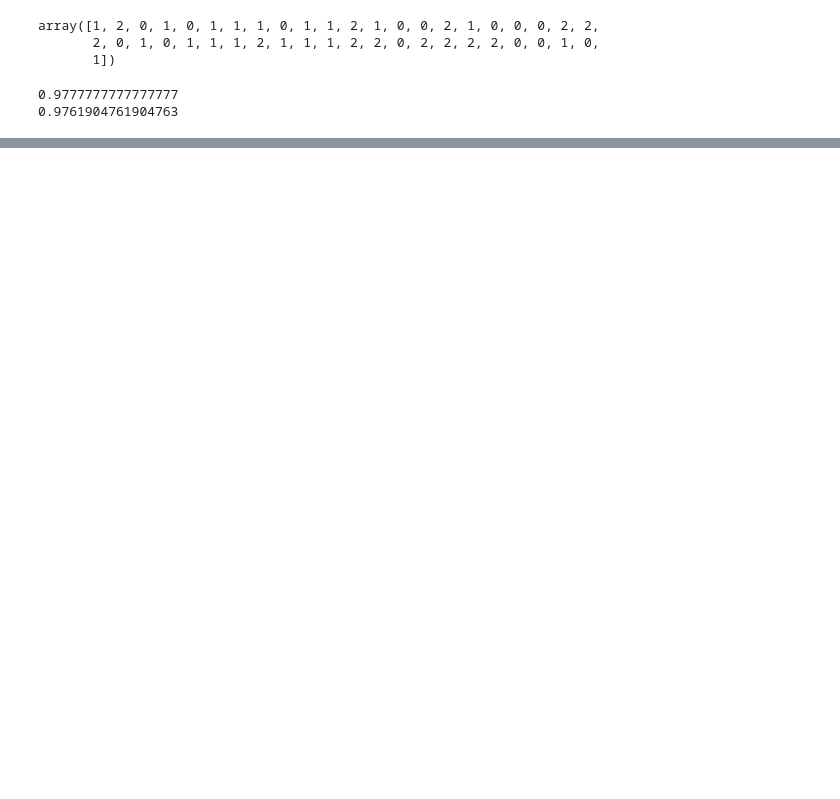
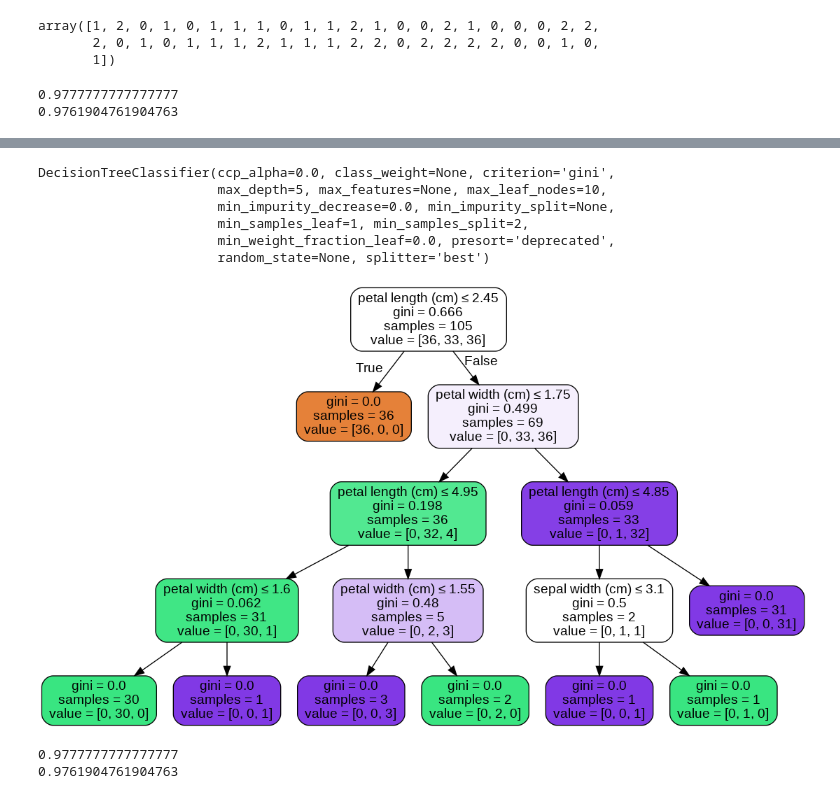
Before and after one commit to mohdsaad379/sparksFoundation, a Jupyter notebook: DecisionTrees.ipynb, the cells around one changed output, grey strips where cells are left out. Saved outputs shown, nothing was run; the diff lists cells and outputs as text; code cells hidden in the pictures; blank space fills up the shorter version.

```diff
--- a/DecisionTrees.ipynb
+++ b/DecisionTrees.ipynb
@@ -83,0 +84,27 @@ disp.plot()
+# %%
+from sklearn.tree import DecisionTreeClassifier
+tree=DecisionTreeClassifier(criterion='gini',max_depth=5, max_leaf_nodes=10)
+tree.fit(x_train,y_train)
+# %% [output]
+DecisionTreeClassifier(ccp_alpha=0.0, class_weight=None, criterion='gini',
+                       max_depth=5, max_features=None, max_leaf_nodes=10,
+                       min_impurity_decrease=0.0, min_impurity_split=None,
+                       min_samples_leaf=1, min_samples_split=2,
+                       min_weight_fraction_leaf=0.0, presort='deprecated',
+                       random_state=None, splitter='best')
+# %%
+# Import necessary libraries for graph viz
+from sklearn.externals.six import StringIO
+from IPython.display import Image
+from sklearn.tree import export_graphviz
+import pydotplus
+
+# Visualize the graph
+dot_data = StringIO()
+export_graphviz(tree, out_file=dot_data, feature_names=iris.feature_names,
+                filled=True, rounded=True,
+                special_characters=True)
+graph = pydotplus.graph_from_dot_data(dot_data.getvalue())
+Image(graph.create_png())
+# %% [output]
+[figure, added]
@@ -83,0 +113,6 @@ disp.plot()
+# %%
+print(accuracy_score(y_test,y_pred))
+print(balanced_accuracy_score(y_test,y_pred))
+# %% [output]
+0.9777777777777777
+0.9761904761904763
```
Also changed, not shown: parts of 6 cells of this notebook.
